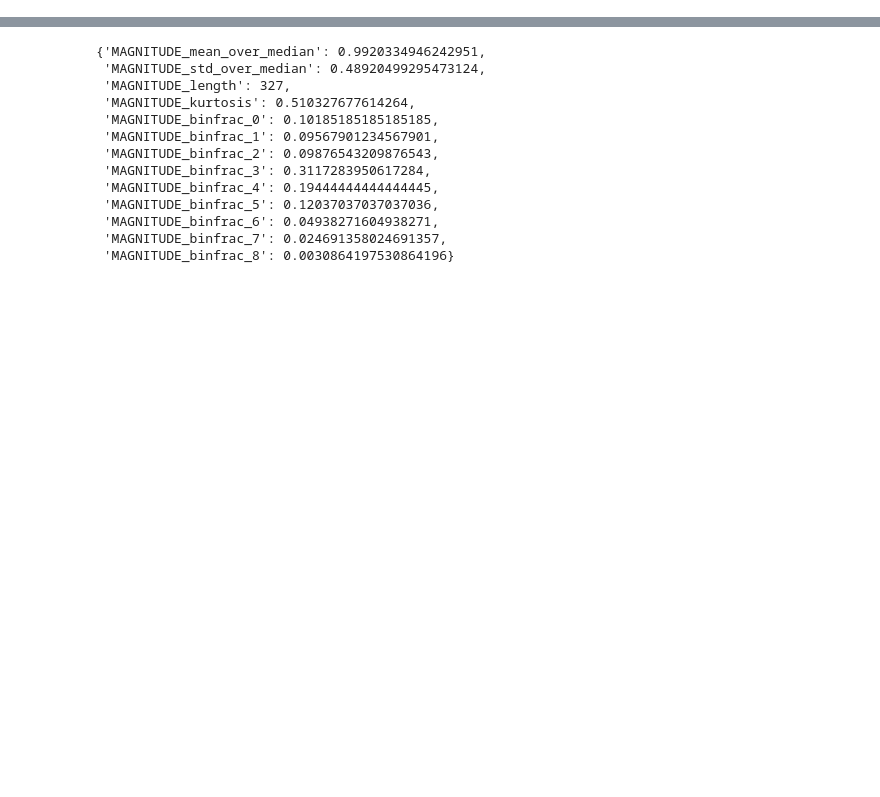
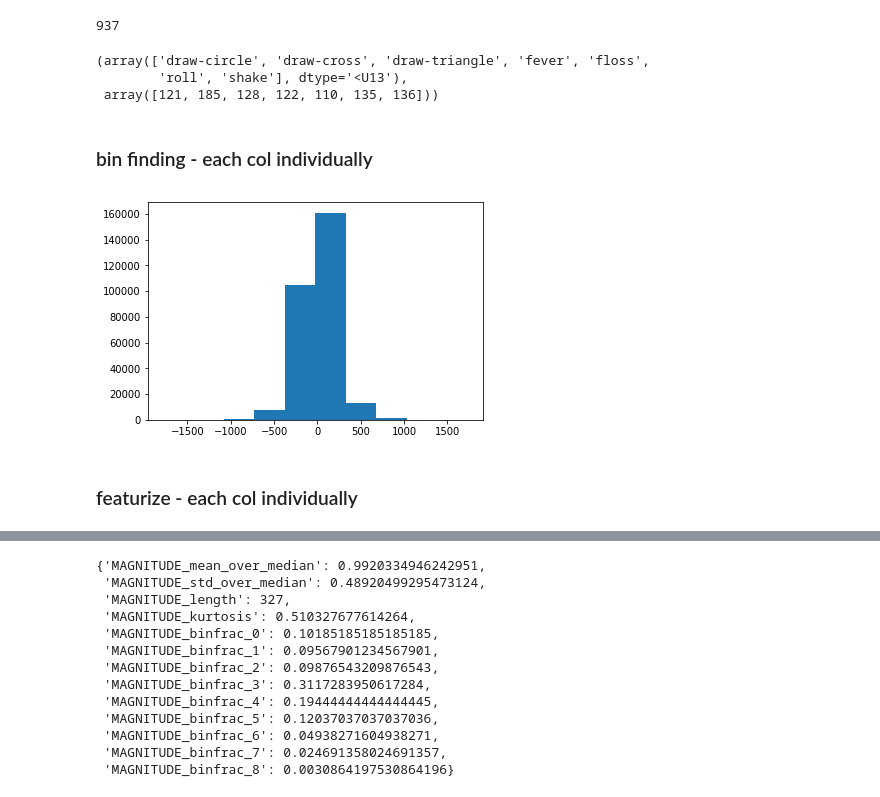
Before and after one commit to TreeinRandomForest/SummitDemo, a Jupyter notebook: Analysis of Dance Moves.ipynb, the cells around one changed output, grey strips where cells are left out. Cells and saved outputs as stored; diff of their text form; code cells hidden in the pictures; blank space fills up the shorter version.

Commit message:
New dance analysis

```diff
--- a/Analysis of Dance Moves.ipynb
+++ b/Analysis of Dance Moves.ipynb
@@ -168,0 +164,2 @@ for d in data[label]:
+# %%
+data_cross_raw = data_crosses_raw
@@ -168,0 +168,4 @@ for d in data[label]:
+# %%
+counter = 0
+data_dance_proc = process_dance_data(data_dance_raw)
+data_cross_proc = process_crosses_data(data_cross_raw)
@@ -168,0 +307,2 @@ for d in data[label]:
+# %%
+data = data_dance_proc + data_cross_proc
@@ -168,0 +317,12 @@ for d in data[label]:
+# %%
+data = [d for d in data if d[2].shape[1]==6 and d[2].shape[0]>50] #at least have 50 measurements
+# %%
+print(len(data))
+# %% [output]
+937
+# %%
+np.unique([d[1] for d in data], return_counts=True)
+# %% [output]
+(array(['draw-circle', 'draw-cross', 'draw-triangle', 'fever', 'floss',
+        'roll', 'shake'], dtype='<U13'),
+ array([121, 185, 128, 122, 110, 135, 136]))
@@ -168,0 +392,16 @@ for d in data[label]:
+# %% [markdown]
+### bin finding - each col individually
+# %%
+cols = ['acceleration_x', 'acceleration_y', 'acceleration_z',
+       'rotation_alpha', 'rotation_beta', 'rotation_gamma']
+method = 'plt'
+
+col_bins = {}
+
+for col in cols:
+    ts_all, b = find_bins([d[2][col] for d in data], method=method)
+    col_bins[col] = b
+# %% [output]
+[figure, added]
+# %% [markdown]
+### featurize - each col individually
```
Also changed, not shown: parts of 93 cells of this notebook.
